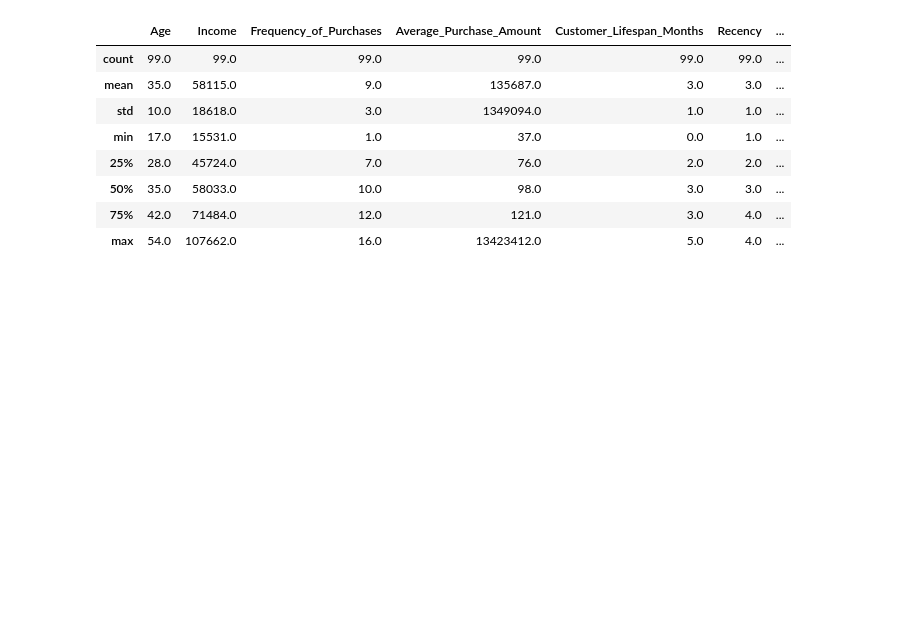
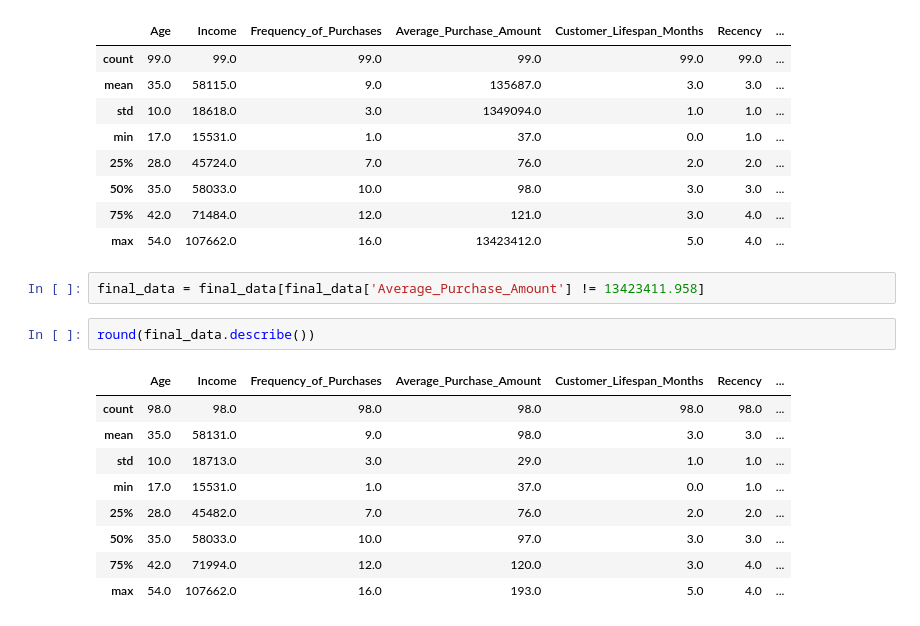
Before and after one commit to nsn-mah6/data_analysis_Beginnning, a Jupyter notebook: data_analysis.ipynb, the cells around one changed output. Drawn from its saved outputs; the diff is of its cells as text; blank space fills up the shorter version.

Commit message:
data analysis completed

```diff
--- a/data_analysis.ipynb
+++ b/data_analysis.ipynb
@@ -409,3 +409,17 @@ round(final_data.describe())
 | 50% | 35.0 | 58033.0 | 10.0 | 98.0 | 3.0 | 3.0 | ... |
 | 75% | 42.0 | 71484.0 | 12.0 | 121.0 | 3.0 | 4.0 | ... |
 | max | 54.0 | 107662.0 | 16.0 | 13423412.0 | 5.0 | 4.0 | ... |
+# %%
+final_data = final_data[final_data['Average_Purchase_Amount'] != 13423411.958]
+# %%
+round(final_data.describe())
+# %% [output]
+|  | Age | Income | Frequency_of_Purchases | Average_Purchase_Amount | Customer_Lifespan_Months | Recency | ... |
+| count | 98.0 | 98.0 | 98.0 | 98.0 | 98.0 | 98.0 | ... |
+| mean | 35.0 | 58131.0 | 9.0 | 98.0 | 3.0 | 3.0 | ... |
+| std | 10.0 | 18713.0 | 3.0 | 29.0 | 1.0 | 1.0 | ... |
+| min | 17.0 | 15531.0 | 1.0 | 37.0 | 0.0 | 1.0 | ... |
+| 25% | 28.0 | 45482.0 | 7.0 | 76.0 | 2.0 | 2.0 | ... |
+| 50% | 35.0 | 58033.0 | 10.0 | 97.0 | 3.0 | 3.0 | ... |
+| 75% | 42.0 | 71994.0 | 12.0 | 120.0 | 3.0 | 4.0 | ... |
+| max | 54.0 | 107662.0 | 16.0 | 193.0 | 5.0 | 4.0 | ... |
```
Also changed, not shown: parts of 8 cells of this notebook.
